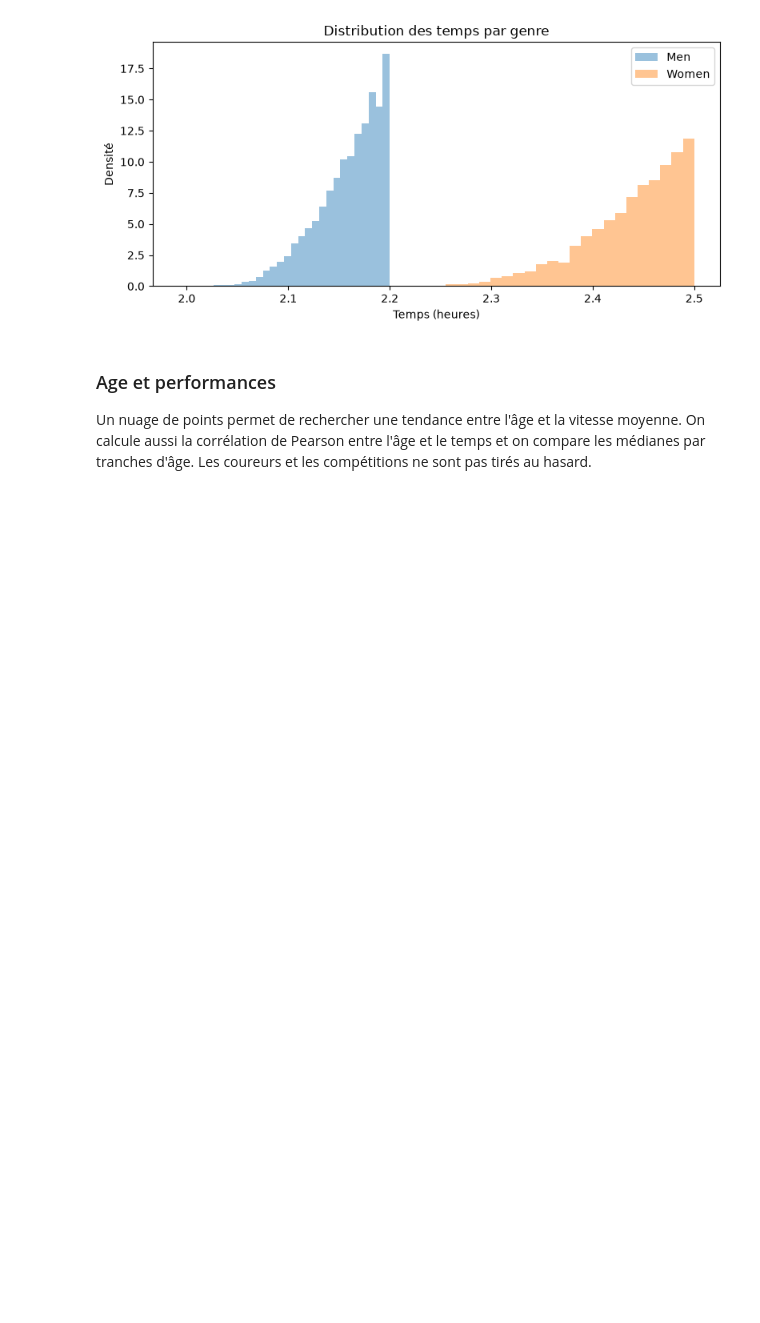
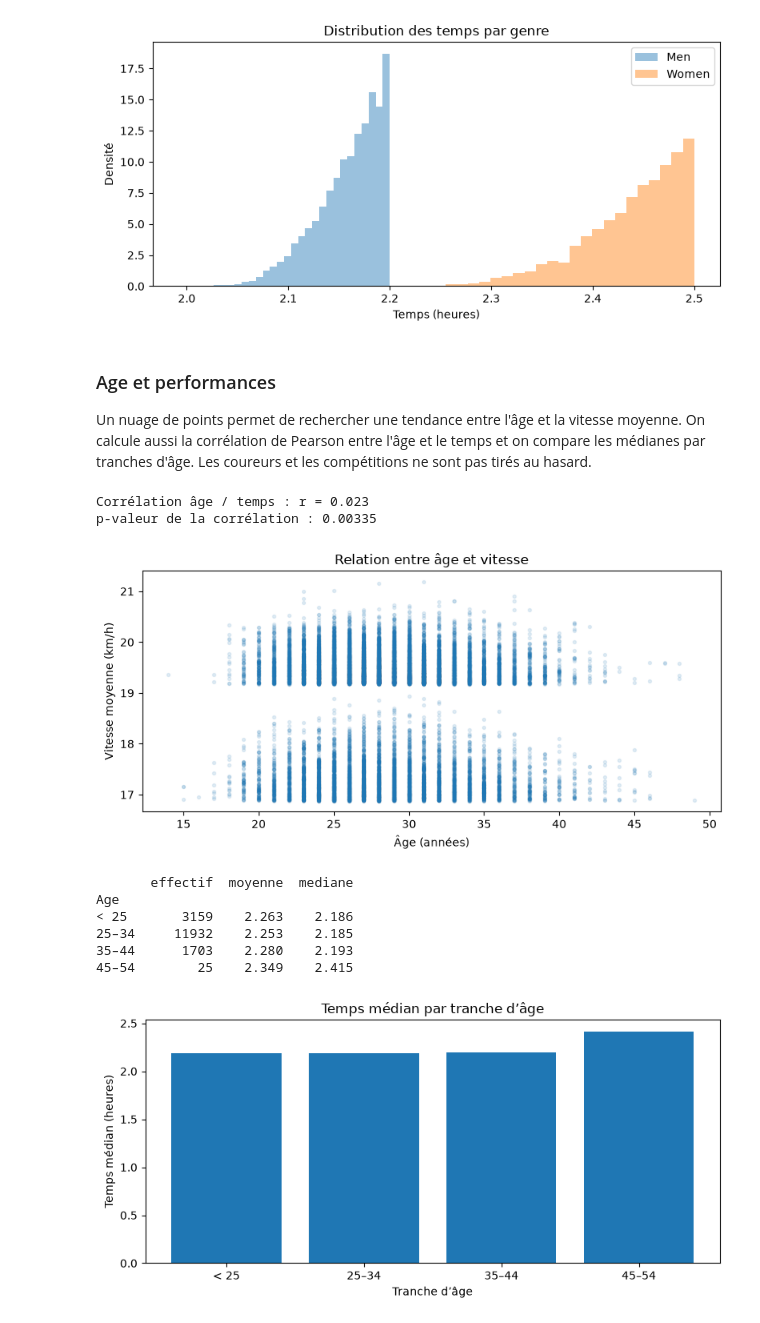
Before and after one commit to maxgotague/MTD_BG, a Jupyter notebook: stats_Marathon.ipynb, the cells around one changed output. Drawn from its saved outputs; the diff is of its cells as text; code cells hidden in the pictures; blank space fills up the shorter version.

```diff
--- a/stats_Marathon.ipynb
+++ b/stats_Marathon.ipynb
@@ -404,3 +378,47 @@ Women       5911    2.439    2.450       0.049    2.166      2.5
 ### Age et performances
 
 Un nuage de points permet de rechercher une tendance entre l'âge et la vitesse moyenne. On calcule aussi la corrélation de Pearson entre l'âge et le temps et on compare les médianes par tranches d'âge. Les coureurs et les compétitions ne sont pas tirés au hasard.
+# %%
+analyse_age = pd.DataFrame({
+    'Age': dataFrame['Age'],
+    'Temps': temps,
+    'Vitesse': dataFrame['Speed'],
+}).dropna()
+
+correlation, p_correlation = stats.pearsonr(analyse_age['Age'], analyse_age['Temps'])
+print(f'Corrélation âge / temps : r = {correlation:.3f}')
+print(f'p-valeur de la corrélation : {p_correlation:.3g}')
+
+fig, ax = plt.subplots(figsize=(8, 4))
+ax.scatter(analyse_age['Age'], analyse_age['Vitesse'], alpha=0.12, s=8)
+ax.set(xlabel='Âge (années)', ylabel='Vitesse moyenne (km/h)',
+       title='Relation entre âge et vitesse')
+plt.tight_layout()
+plt.show()
+
+bornes = [0, 25, 35, 45, 55, 65, 120]
+etiquettes = ['< 25', '25–34', '35–44', '45–54', '55–64', '65+']
+tranches_age = pd.cut(dataFrame['Age'], bins=bornes, labels=etiquettes, right=False)
+
+resume_age = temps.groupby(tranches_age, observed=True).agg(
+    effectif='count', moyenne='mean', mediane='median'
+)
+print(resume_age.round(3).to_string())
+
+fig, ax = plt.subplots(figsize=(8, 4))
+ax.bar(resume_age.index.astype(str), resume_age['mediane'])
+ax.set(xlabel='Tranche d’âge', ylabel='Temps médian (heures)',
+       title='Temps médian par tranche d’âge')
+plt.tight_layout()
+plt.show()
+# %% [output]
+Corrélation âge / temps : r = 0.023
+p-valeur de la corrélation : 0.00335
+[figure, added]
+       effectif  moyenne  mediane
+Age
+< 25       3159    2.263    2.186
+25–34     11932    2.253    2.185
+35–44      1703    2.280    2.193
+45–54        25    2.349    2.415
+[figure, added]
```
Also changed, not shown: parts of 4 cells of this notebook.
